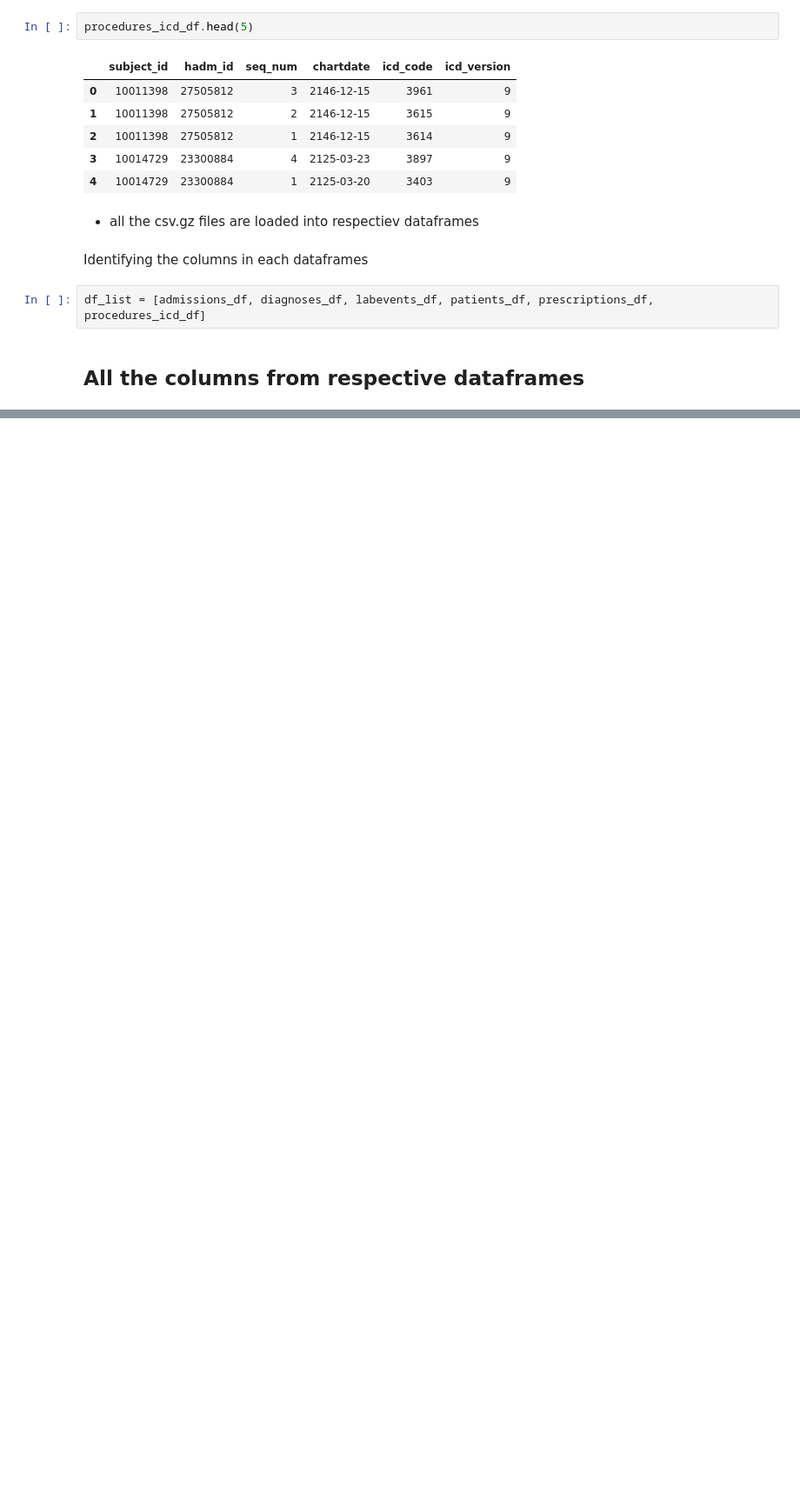
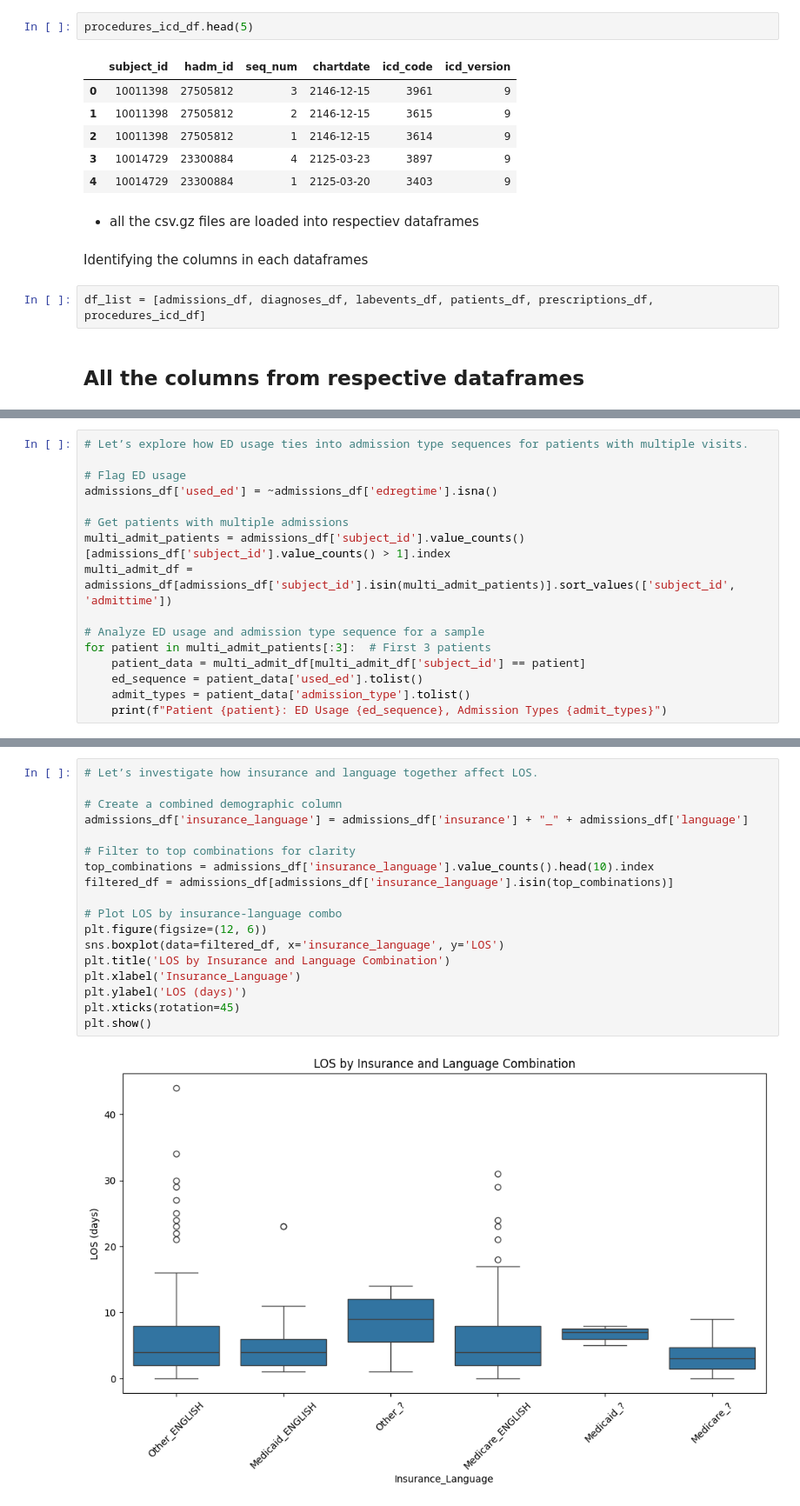
Before and after one commit to Sathvik-Chowdary-Veerapaneni/AI-health-report-generator, a Jupyter notebook: EDA_and_DataModfication.ipynb, the cells around one changed output, grey strips where cells are left out. Shown at 87% size. Saved outputs shown, nothing was run; the diff lists cells and outputs as text; blank space fills up the shorter version.

```diff
--- a/EDA_and_DataModfication.ipynb
+++ b/EDA_and_DataModfication.ipynb
@@ -116,0 +304,16 @@ Index(['subject_id', 'hadm_id', 'seq_num', 'chartdate', 'icd_code',
+# %%
+# Let’s explore how ED usage ties into admission type sequences for patients with multiple visits.
+
+# Flag ED usage
+admissions_df['used_ed'] = ~admissions_df['edregtime'].isna()
+
+# Get patients with multiple admissions
+multi_admit_patients = admissions_df['subject_id'].value_counts()[admissions_df['subject_id'].value_counts() > 1].index
+multi_admit_df = admissions_df[admissions_df['subject_id'].isin(multi_admit_patients)].sort_values(['subject_id', 'admittime'])
+
+# Analyze ED usage and admission type sequence for a sample
+for patient in multi_admit_patients[:3]:  # First 3 patients
+    patient_data = multi_admit_df[multi_admit_df['subject_id'] == patient]
+    ed_sequence = patient_data['used_ed'].tolist()
+    admit_types = patient_data['admission_type'].tolist()
+    print(f"Patient {patient}: ED Usage {ed_sequence}, Admission Types {admit_types}")
@@ -116,0 +324,20 @@ Index(['subject_id', 'hadm_id', 'seq_num', 'chartdate', 'icd_code',
+# %%
+# Let’s investigate how insurance and language together affect LOS.
+
+# Create a combined demographic column
+admissions_df['insurance_language'] = admissions_df['insurance'] + "_" + admissions_df['language']
+
+# Filter to top combinations for clarity
+top_combinations = admissions_df['insurance_language'].value_counts().head(10).index
+filtered_df = admissions_df[admissions_df['insurance_language'].isin(top_combinations)]
+
+# Plot LOS by insurance-language combo
+plt.figure(figsize=(12, 6))
+sns.boxplot(data=filtered_df, x='insurance_language', y='LOS')
+plt.title('LOS by Insurance and Language Combination')
+plt.xlabel('Insurance_Language')
+plt.ylabel('LOS (days)')
+plt.xticks(rotation=45)
+plt.show()
+# %% [output]
+[figure, added]
```
Also changed, not shown: parts of 32 cells of this notebook.
